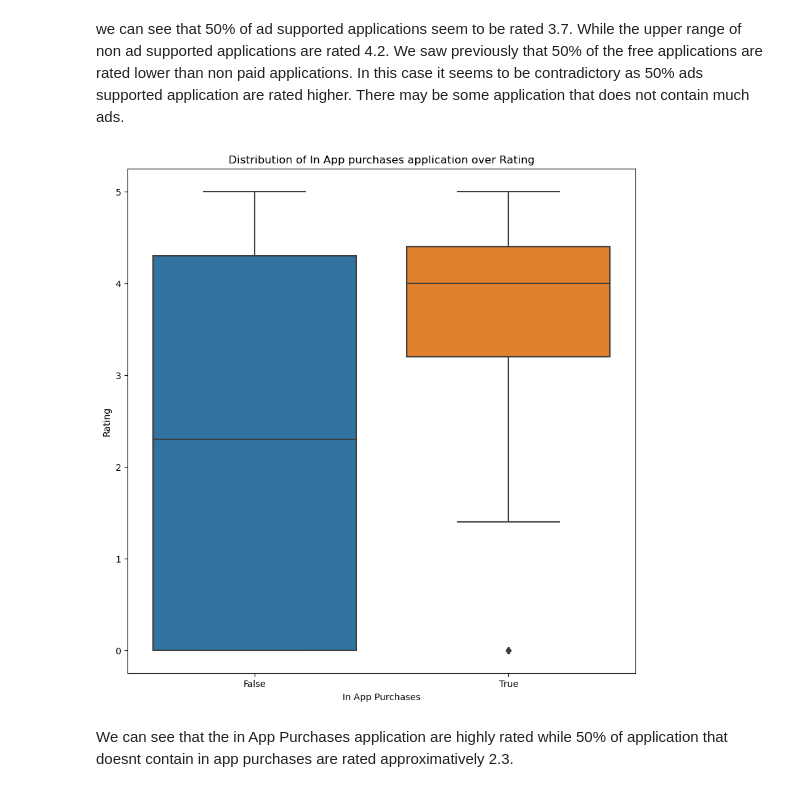
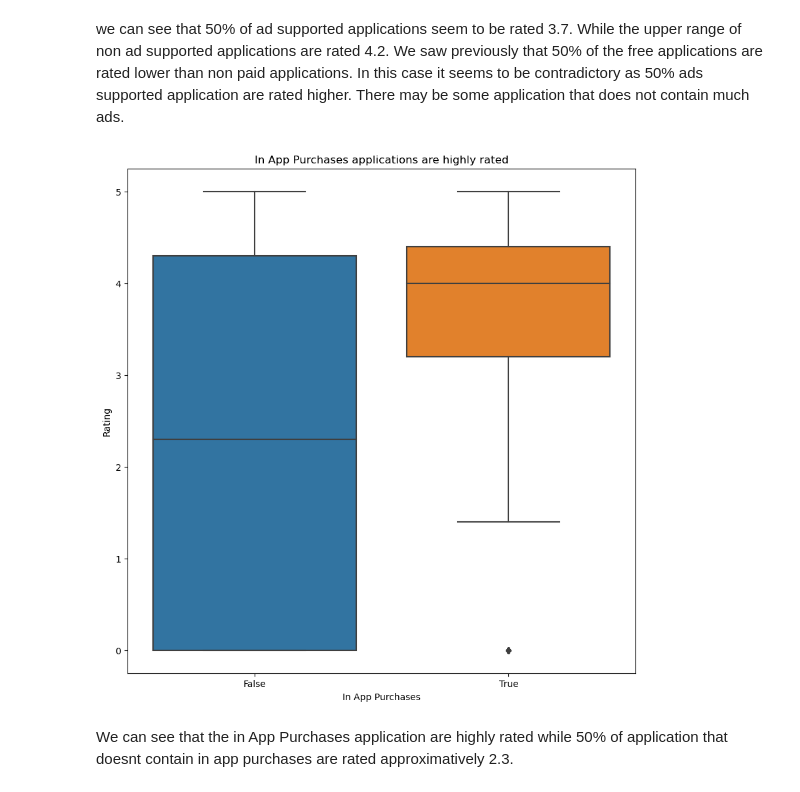
Before and after one commit to LouLan99/User-Rating-Prediction-Model, a Jupyter notebook: notebooks/02-eda.ipynb, the cells around one changed output. Saved outputs shown, nothing was run; the diff lists cells and outputs as text; code cells hidden in the pictures.

```diff
--- a/notebooks/02-eda.ipynb
+++ b/notebooks/02-eda.ipynb
@@ -212,10 +226,10 @@ We saw previously that 50% of the free applications are rated lower than non pai
 # %%
 plt.figure(figsize = (10, 10))
 sns.boxplot(data = df_clean, y = 'Rating', x= 'In App Purchases')
-plt.title('Distribution of In App purchases application over Rating')
+plt.title('In App Purchases applications are highly rated')
 plt.show()
 # %% [output]
-[figure, old version]
+[figure, new version]
 # %% [markdown]
 We can see that the in App Purchases application are highly rated while 50% of application that doesnt contain in app purchases are rated approximatively 2.3.
 # %%
```
Also changed, not shown: parts of 16 cells of this notebook.
